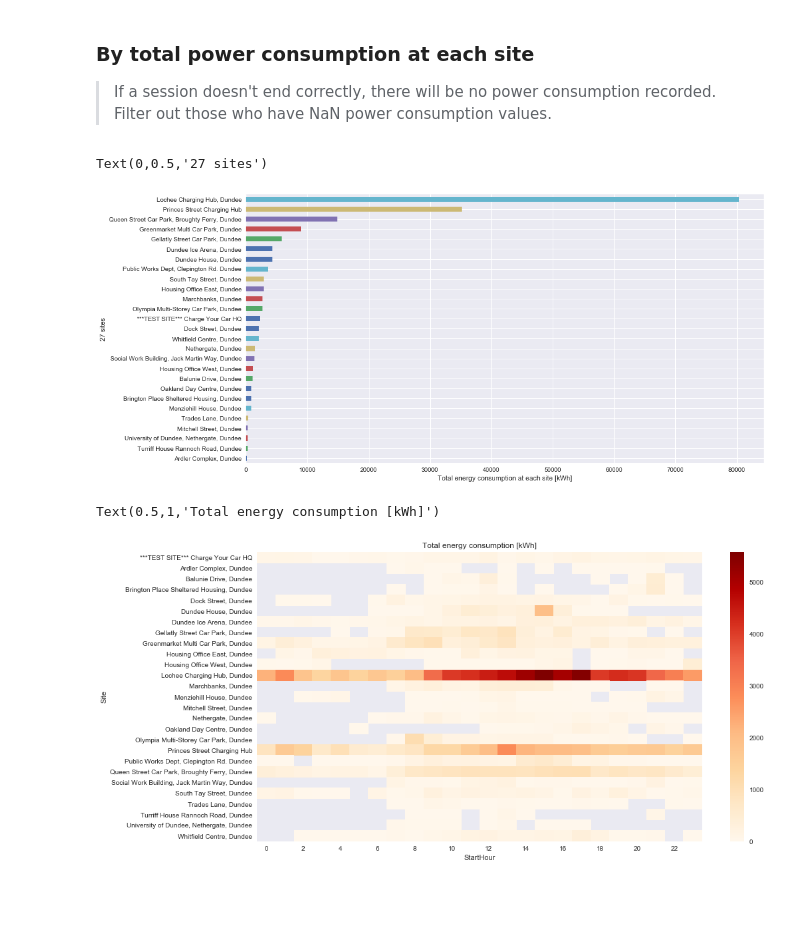
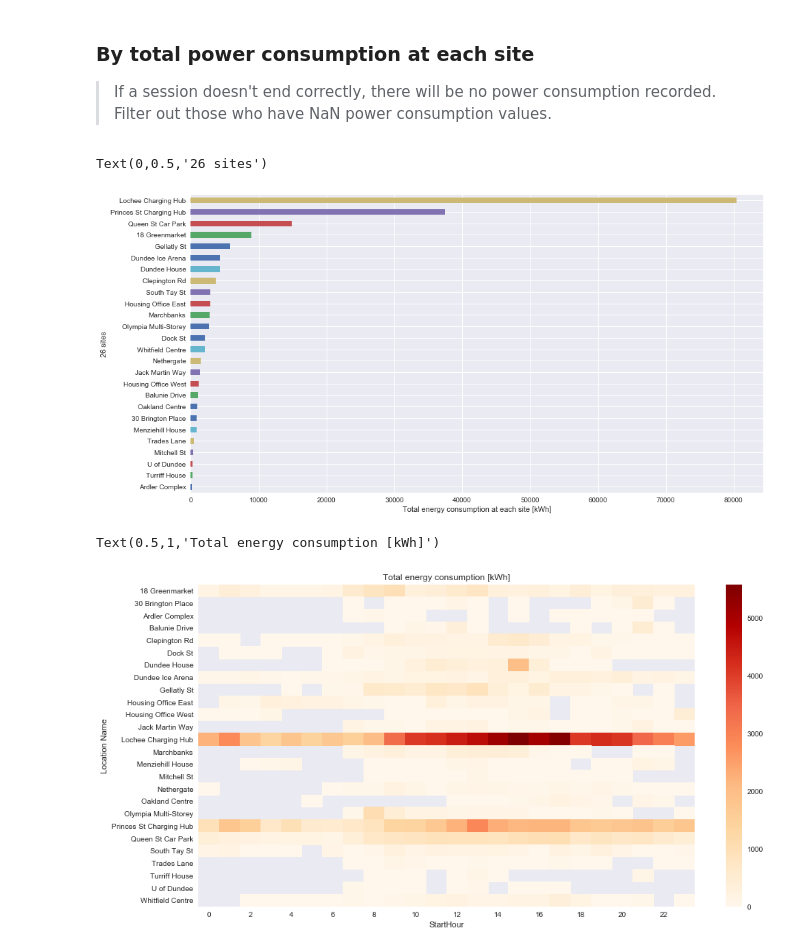
Before and after one commit to drYukiWang/ev_charge_data, a Jupyter notebook: read_data_v2.ipynb, the cells around one changed output. Cells and saved outputs as stored; diff of their text form; code cells hidden in the pictures; blank space fills up the shorter version.

```diff
--- a/read_data_v2.ipynb
+++ b/read_data_v2.ipynb
@@ -51,0 +13,5 @@ cpl = pd.DataFrame(cpl_dict['records']) #charge point locations
+# %%
+sheet_name = 'Sheet1'
+file_name = 'merged_dataset_updated.xlsx'
+data = pd.read_excel(file_name, sheet_name = sheet_name)
+data.info()
@@ -146,12 +55,12 @@ cpl.to_csv('chargepointlocation.csv')
 # %% [markdown]
 ### Total charge sessions count by site
 # %%
-chs_by_site = chs.groupby('Site').size().sort_values()
+chs_by_site = data.groupby('Location Name').size().sort_values()
 
 # plot
 num_of_site = chs_by_site.size
 fig, ax = plt.subplots(figsize=(15,8))
-ax = chs_by_site.plot(x='Site', kind='barh', fontsize=14)
+ax = chs_by_site.plot(x='Location Name', kind='barh', fontsize=14)
 ax.set_xlabel('Total charging sessions count at each site')
 ax.set_ylabel('{} sites'.format(num_of_site))
 fig.savefig('Total_sessions_by_site.png')
@@ -161,12 +70,12 @@ fig.savefig('Total_sessions_by_site.png')
 ### Charge sessions trend over time
 # %%
 # set StartDateTime as index
-chs = chs.set_index(chs.StartDateTime)
+data = data.set_index(data.StartDateTime)
 fig, ax = plt.subplots(1, 2, figsize=(14, 6))
 
-chs['Charging event'].resample('W').size().plot(ax = ax[0])
+ax[0] = data['Charging event'].resample('W').size().plot(ax = ax[0])
 
-chs['Total kWh'].resample('W').sum().plot(ax = ax[1])
+ax[1] = data['Total kWh'].resample('W').sum().plot(ax = ax[1])
 
 ax[0].set_title('Total weekly charging sessions')
 ax[1].set_title('Total weekly energy consumptions [kWh]')
@@ -184,2 +88,9 @@ chs['StartHour'] = chs.index.hour
+# %%
+# add more columns
+data['DayofWeek'] = data.index.dayofweek
+data['DayofWeekName'] = data.index.weekday_name
+data['StartHour'] = data.index.hour
+peak_data = data.loc[(data.index.month > 5) & (data.index.month < 10)] # between June and September
+off_peak_data = data.loc[~((data.index.month > 5) & (data.index.month < 10))]
 # %%
 # plot
@@ -289,20 +206,20 @@ Text(0.5,1,'Charge Sessions at slow CPs')
 ### By total power consumption at each site
 > If a session doesn't end correctly, there will be no power consumption recorded. Filter out those who have NaN power consumption values.
 # %%
-consump_by_site = chs[chs['Total kWh'].notnull()].groupby(['Site'])['Total kWh'].sum().sort_values()
+consump_by_site = data[data['Total kWh'].notnull()].groupby(['Location Name'])['Total kWh'].sum().sort_values()
 fig, ax = plt.subplots(1, 1, figsize=(15,8))
-ax = consump_by_site.plot(x='Site', y='TotalkWh', kind='barh')
+ax = consump_by_site.plot(x='Location Name', y='Total kWh', kind='barh')
 ax.set_xlabel('Total energy consumption at each site [kWh]')
 ax.set_ylabel('{} sites'.format(num_of_site))
 # fig.savefig('consump_at_site.png')
 # %% [output]
-Text(0,0.5,'27 sites')
+Text(0,0.5,'26 sites')
-[figure, old version]
+[figure, new version]
 # %%
 # total consumption per hour
-consump = chs[chs['Total kWh'].notnull()].sort_index()
+consump = data[data['Total kWh'].notnull()].sort_index()
 
-pivoted_consump = consump.pivot_table(index='Site',
+pivoted_consump = consump.pivot_table(index='Location Name',
                                       columns='StartHour',
                                       values='Total kWh',
                                       aggfunc=sum)
@@ -314,7 +231,7 @@ ax.set_title("Total energy consumption [kWh]")
 # fig.savefig("ConsumptionHeatMap.png")
 # %% [output]
 Text(0.5,1,'Total energy consumption [kWh]')
-[figure, old version]
+[figure, new version]
 # %%
 # consump['EndDateTime']-consump['StartDateTime'] -> negative values -> data need calibration
 # slow:7kW fast:22kW rapid:50kW
```
Also changed, not shown: parts of 35 cells of this notebook, 2 other files.
